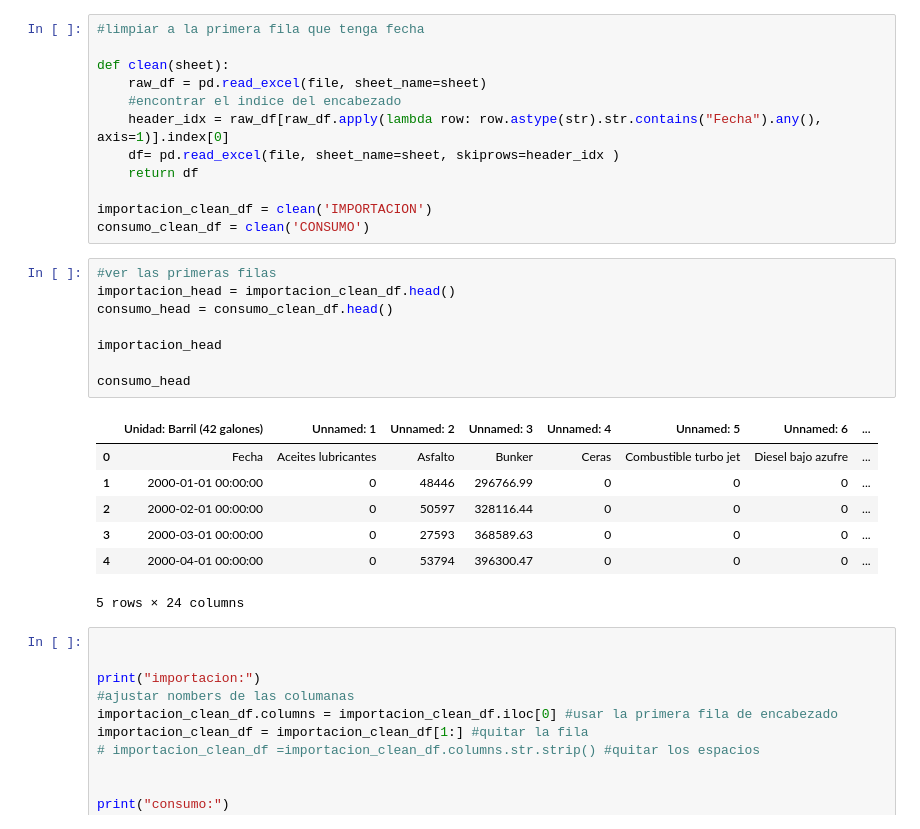
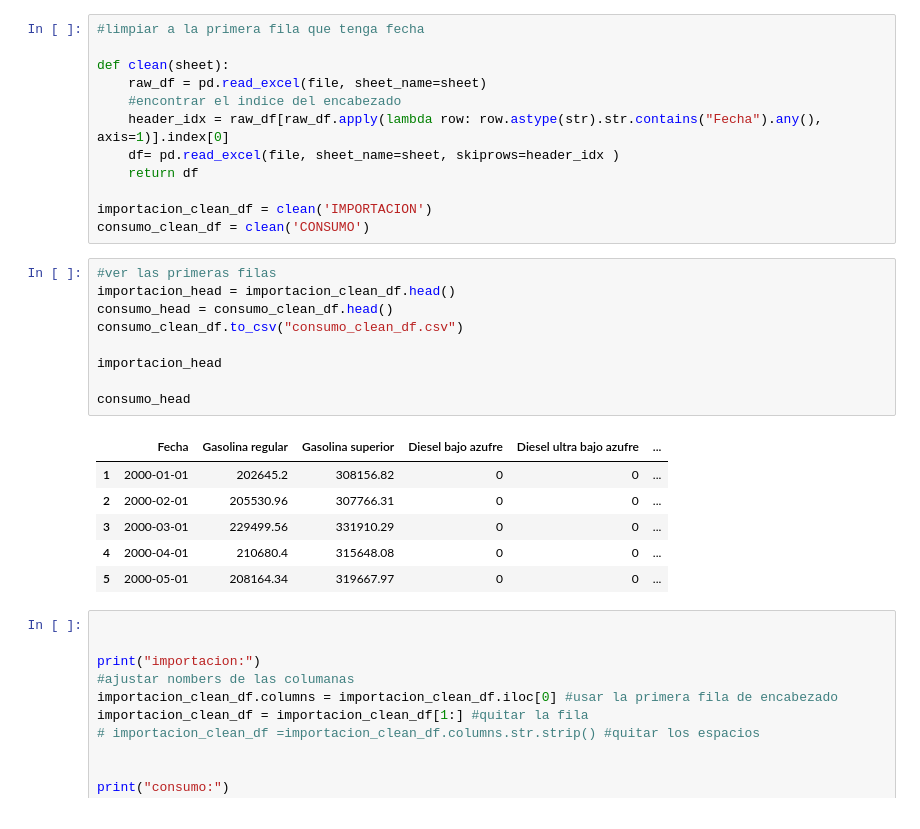
Before and after one commit to angelargd8/lab1-ds, a Jupyter notebook: main.ipynb, the cells around one changed output. Cells and saved outputs as stored; diff of their text form.

```diff
--- a/main.ipynb
+++ b/main.ipynb
@@ -64,19 +64,19 @@ consumo_clean_df = clean('CONSUMO')
 # %%
 #ver las primeras filas
 importacion_head = importacion_clean_df.head()
 consumo_head = consumo_clean_df.head()
+consumo_clean_df.to_csv("consumo_clean_df.csv")
 
 importacion_head
 
 consumo_head
 # %% [output]
-|  | Unidad: Barril (42 galones) | Unnamed: 1 | Unnamed: 2 | Unnamed: 3 | Unnamed: 4 | Unnamed: 5 | Unnamed: 6 | ... |
-| 0 | Fecha | Aceites lubricantes | Asfalto | Bunker | Ceras | Combustible turbo jet | Diesel bajo azufre | ... |
-| 1 | 2000-01-01 00:00:00 | 0 | 48446 | 296766.99 | 0 | 0 | 0 | ... |
-| 2 | 2000-02-01 00:00:00 | 0 | 50597 | 328116.44 | 0 | 0 | 0 | ... |
-| 3 | 2000-03-01 00:00:00 | 0 | 27593 | 368589.63 | 0 | 0 | 0 | ... |
-| 4 | 2000-04-01 00:00:00 | 0 | 53794 | 396300.47 | 0 | 0 | 0 | ... |
+|  | Fecha | Gasolina regular | Gasolina superior | Diesel bajo azufre | Diesel ultra bajo azufre | ... |
+| 1 | 2000-01-01 | 202645.2 | 308156.82 | 0 | 0 | ... |
+| 2 | 2000-02-01 | 205530.96 | 307766.31 | 0 | 0 | ... |
+| 3 | 2000-03-01 | 229499.56 | 331910.29 | 0 | 0 | ... |
+| 4 | 2000-04-01 | 210680.4 | 315648.08 | 0 | 0 | ... |
+| 5 | 2000-05-01 | 208164.34 | 319667.97 | 0 | 0 | ... |
-5 rows × 24 columns
 # %%
 
 
```
Also changed, not shown: parts of 38 cells of this notebook, 6 other files.
